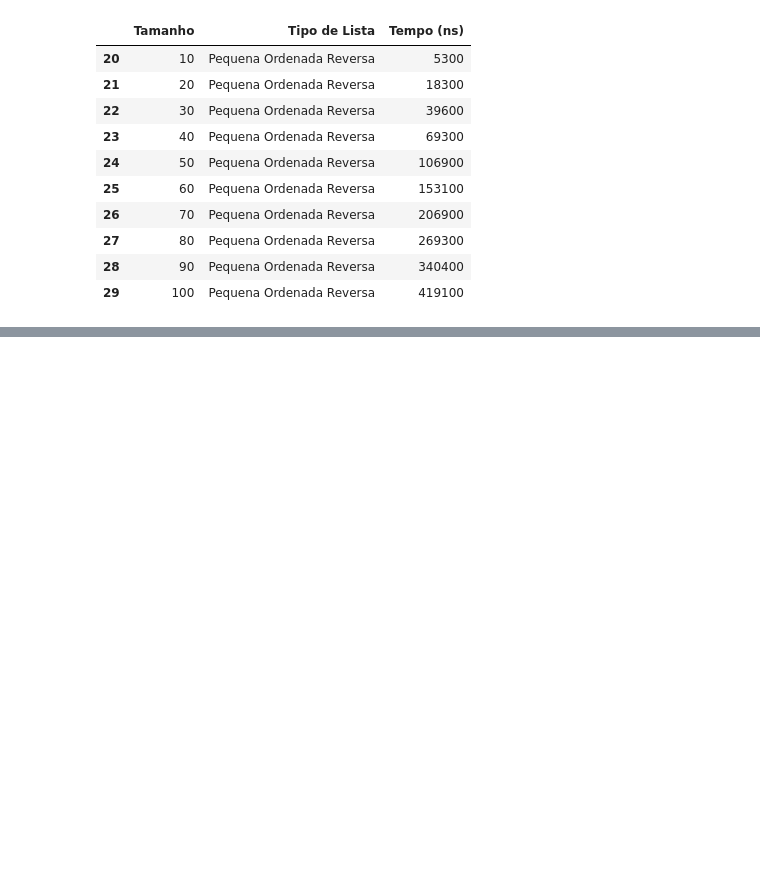
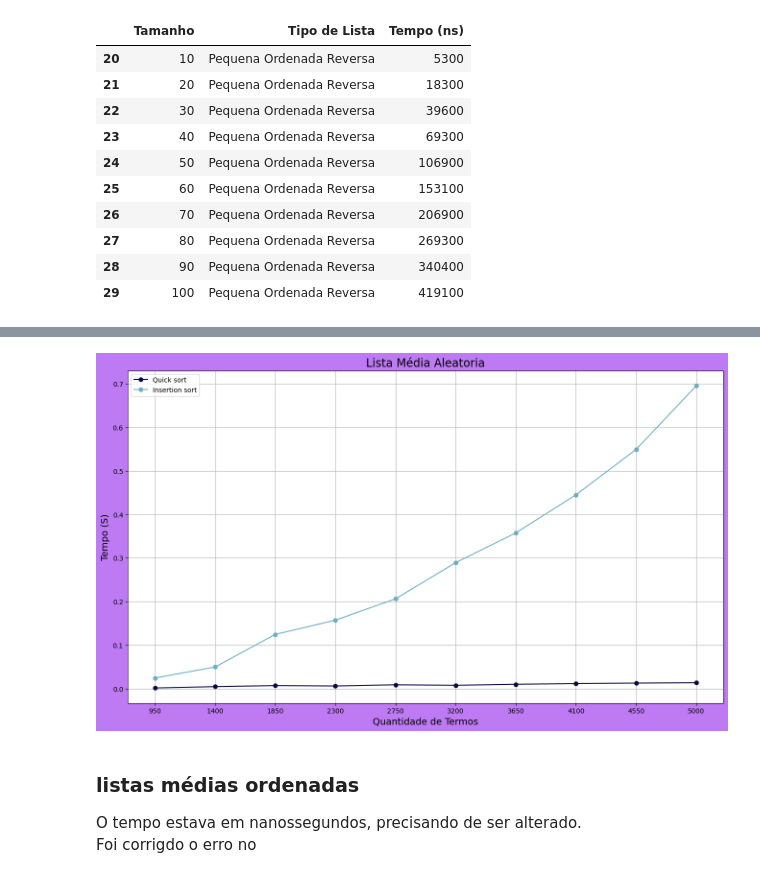
Before and after one commit to almeidadeoliveirabruno/Trabalho-estrutura-de-dados, a Jupyter notebook: registro_tempo/criar.graficos.ipynb, the cells around one changed output, grey strips where cells are left out. Saved outputs shown, nothing was run; the diff lists cells and outputs as text; code cells hidden in the pictures; blank space fills up the shorter version.

```diff
--- a/registro_tempo/criar.graficos.ipynb
+++ b/registro_tempo/criar.graficos.ipynb
@@ -168,0 +174,3 @@ criar_grafico(x1,y1,x2,y2,'Lista Pequena Ordenada Reversa',intervalo_x, tempo='(
+# %%
+tempos_medios_quick_sort = pd.read_csv('tempos_medias_Quick_sort.csv', encoding='utf-8')
+tempos_medios_quick_sort.head(30)
@@ -168,0 +195,3 @@ criar_grafico(x1,y1,x2,y2,'Lista Pequena Ordenada Reversa',intervalo_x, tempo='(
+# %%
+tempos_medios_insertion_sort = pd.read_csv('tempos_medias_insertion_sort.csv')
+tempos_medios_insertion_sort.head(30)
@@ -168,0 +218,3 @@ criar_grafico(x1,y1,x2,y2,'Lista Pequena Ordenada Reversa',intervalo_x, tempo='(
+# %%
+quicksort_lista_media_aleatoria = tempos_medios_quick_sort.iloc[0:10]
+quicksort_lista_media_aleatoria.head(11)
@@ -168,0 +233,3 @@ criar_grafico(x1,y1,x2,y2,'Lista Pequena Ordenada Reversa',intervalo_x, tempo='(
+# %%
+insertion_lista_media_aleatoria = tempos_medios_insertion_sort[0:10]
+insertion_lista_media_aleatoria.head(20)
@@ -168,0 +248,14 @@ criar_grafico(x1,y1,x2,y2,'Lista Pequena Ordenada Reversa',intervalo_x, tempo='(
+# %%
+x1 = quicksort_lista_media_aleatoria['Tamanho'].values
+y1 = quicksort_lista_media_aleatoria['Tempo'].values
+x2 = insertion_lista_media_aleatoria['Tamanho'].values
+y2 = insertion_lista_media_aleatoria['Tempo'].values
+intervalo_x = range(950,5001,450)
+
+criar_grafico(x1,y1,x2,y2,'Lista Média Aleatoria',intervalo_x)
+# %% [output]
+[figure, added]
+# %% [markdown]
+### listas médias ordenadas
+O tempo estava em nanossegundos, precisando de ser alterado. <br>
+Foi corrigdo o erro no
```
Also changed, not shown: parts of 33 cells of this notebook, 18 other files.
